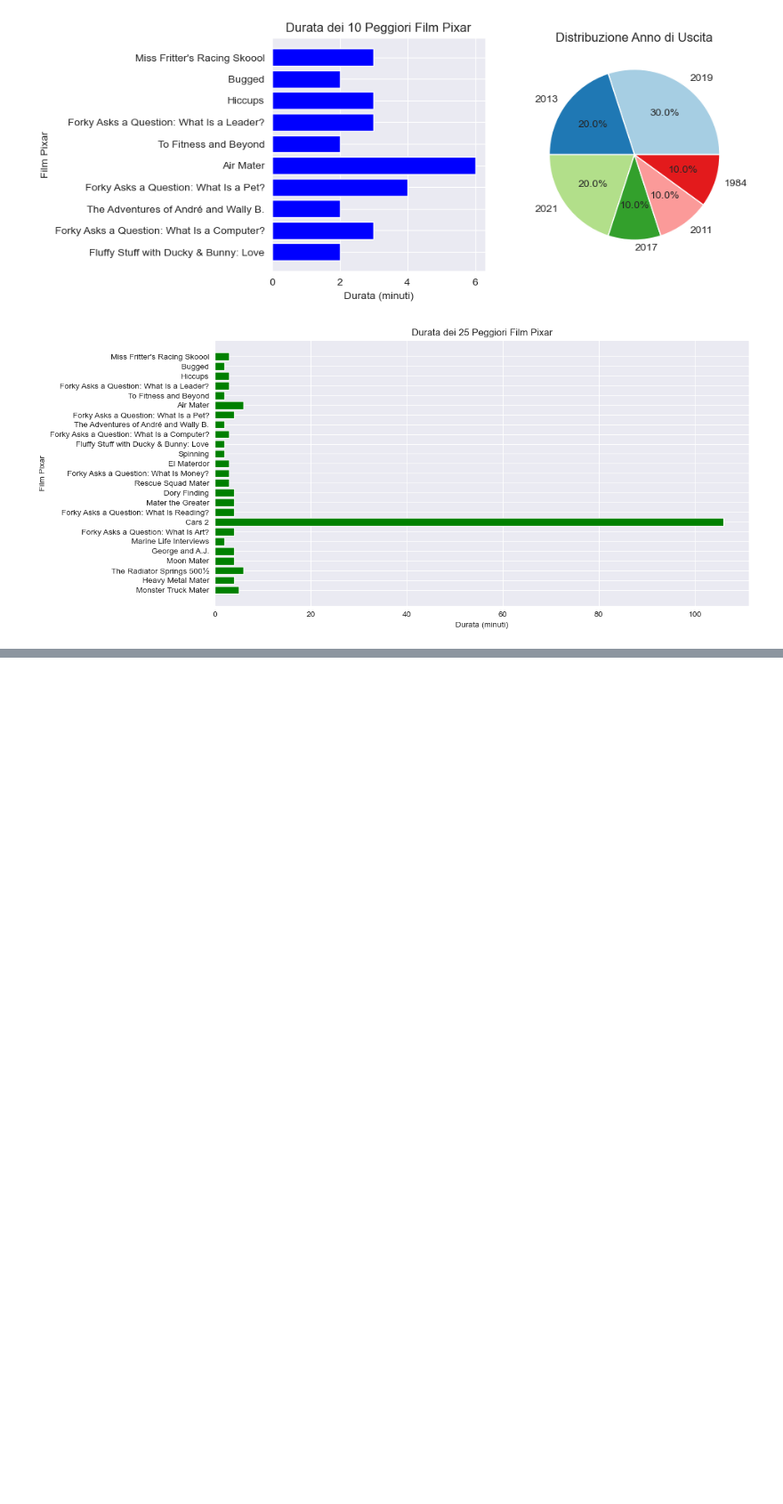
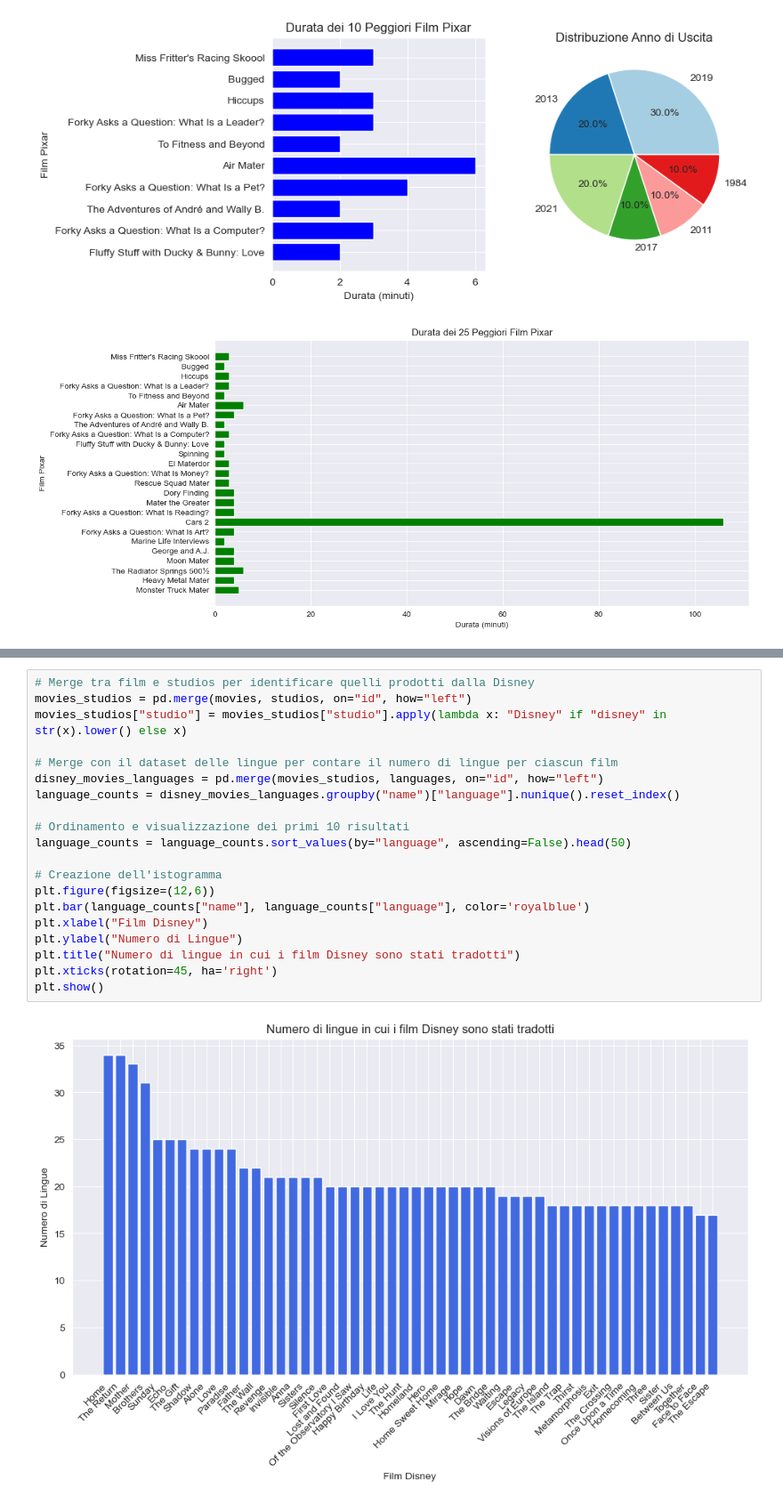
Before and after one commit to DavideGiordano77/MainDirectory, a Jupyter notebook: Solutions/cartoon.ipynb, the cells around one changed output, grey strips where cells are left out. Shown at 89% size. Drawn from its saved outputs; the diff is of its cells as text; blank space fills up the shorter version.

Commit message:
Analisi su Shrek e la Disney su cartoon.ipynb

```diff
--- a/Solutions/cartoon.ipynb
+++ b/Solutions/cartoon.ipynb
@@ -247,0 +256,22 @@ plt.show()
+# %%
+# Merge tra film e studios per identificare quelli prodotti dalla Disney
+movies_studios = pd.merge(movies, studios, on="id", how="left")
+movies_studios["studio"] = movies_studios["studio"].apply(lambda x: "Disney" if "disney" in str(x).lower() else x)
+
+# Merge con il dataset delle lingue per contare il numero di lingue per ciascun film
+disney_movies_languages = pd.merge(movies_studios, languages, on="id", how="left")
+language_counts = disney_movies_languages.groupby("name")["language"].nunique().reset_index()
+
+# Ordinamento e visualizzazione dei primi 10 risultati
+language_counts = language_counts.sort_values(by="language", ascending=False).head(50)
+
+# Creazione dell'istogramma
+plt.figure(figsize=(12,6))
+plt.bar(language_counts["name"], language_counts["language"], color='royalblue')
+plt.xlabel("Film Disney")
+plt.ylabel("Numero di Lingue")
+plt.title("Numero di lingue in cui i film Disney sono stati tradotti")
+plt.xticks(rotation=45, ha='right')
+plt.show()
+# %% [output]
+[figure, added]
```
Also changed, not shown: parts of 11 cells of this notebook.
